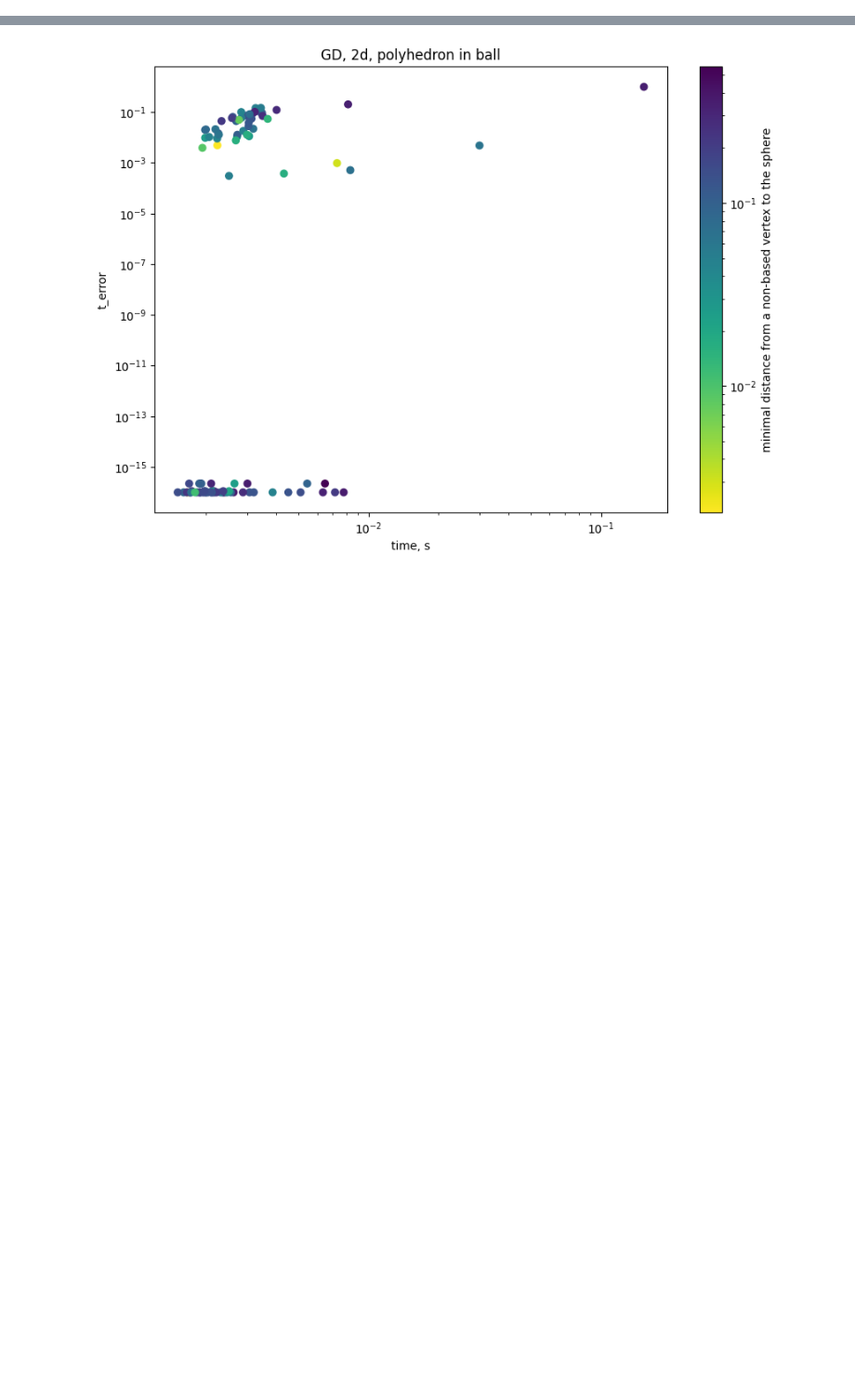
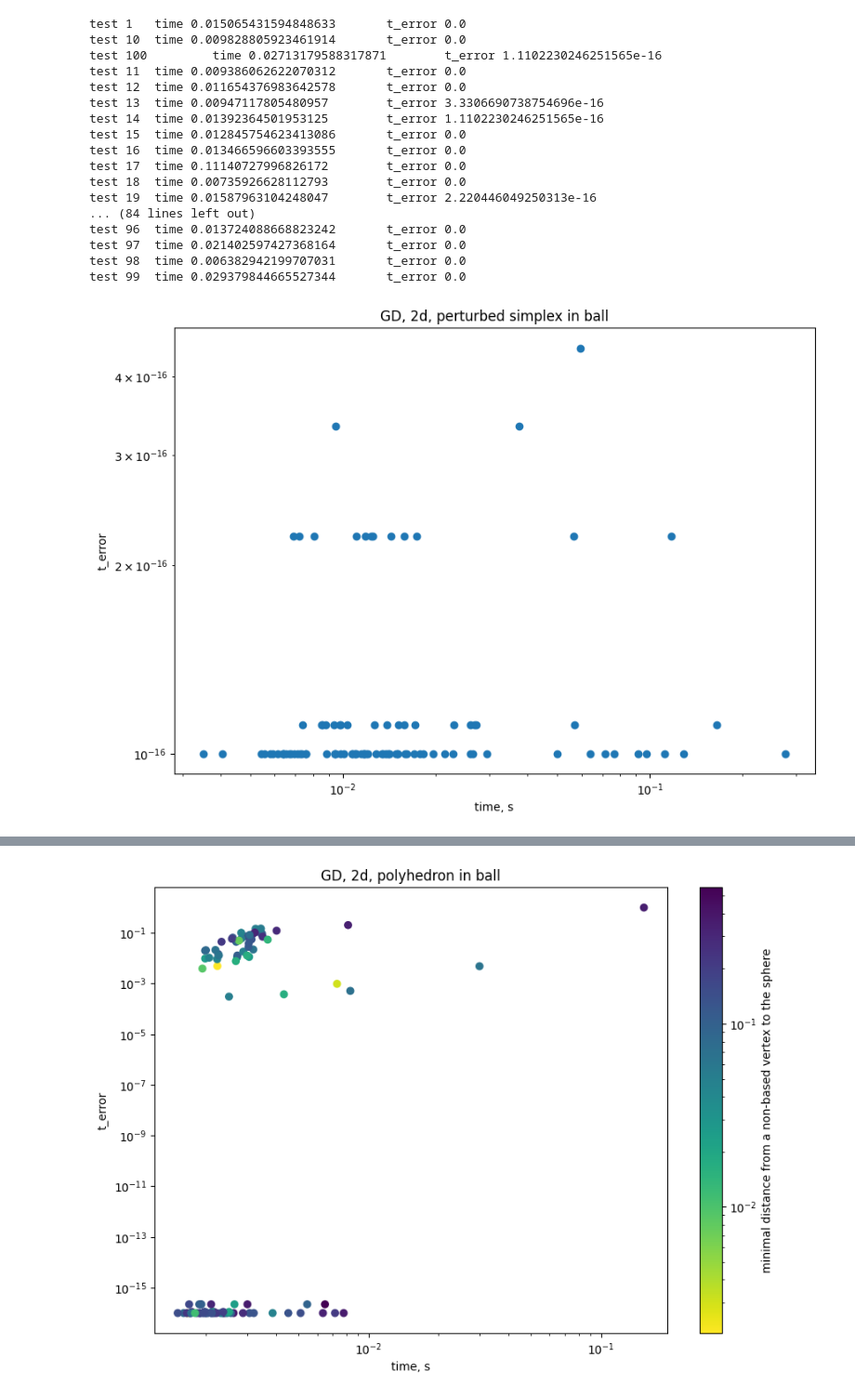
Before and after one commit to Paul566/GraduateThesis, a Jupyter notebook: nb.ipynb, the cells around one changed output, grey strips where cells are left out. Shown at 93% size. Drawn from its saved outputs; the diff is of its cells as text; code cells hidden in the pictures; blank space fills up the shorter version.

Commit message:
Add perturbed simplex in ball tests, make GDSolver restart each time it couldn't find the dim+1 minimums

```diff
--- a/nb.ipynb
+++ b/nb.ipynb
@@ -18,6 +19,6 @@ from utils import read_tests_simplex_plus_ball_in_ball_with_argmaxes, read_tests
 # %%
-support_a, support_b = read_tests_simplex_plus_ball_in_ball_with_argmaxes(f'./tests/20d/simplex-plus-ball-in-ball/58', 20)
-solver_instance = GradientDescentSolver(20, support_a, support_b, learning_rate=1)
+support_a, support_b = read_tests_perturbed_simplex_in_ball_with_argmaxes(f'./tests/2d/perturbed-simplex-in-ball/40', 2)
+solver_instance = GradientDescentSolver(2, support_a, support_b, learning_rate=1)
 solver_instance.solve()
 # %%
 solver_instance.t, solver_instance.restart_counter
@@ -48,12 +49,14 @@ def plot_test_results(times: np.ndarray, t_errors: np.ndarray, title: str, color
     plt.title(title)
     plt.savefig(f'figures/{title.replace(" ", "_").replace(",", "")}')
 # %%
-def get_gd_simplex_in_ball_results(dimension: int, silent=True) -> tp.Tuple[np.ndarray, np.ndarray]:
+def get_times_errors(dimension: int, path_to_tests: str, solver_class, test_reader_function: tp.Callable, silent=True) -> tp.Tuple[np.ndarray, np.ndarray]:
     times = []
     t_errors = []
-    for file in sorted(os.listdir(f'./tests/{dimension}d/simplex-in-ball/')):
-        support_a, support_b = read_tests_simplex_in_ball_with_argmaxes(f'./tests/{dimension}d/simplex-in-ball/{file}', dimension)
-        solver_instance = GradientDescentSolver(dimension, support_a, support_b)
+    for file in sorted(os.listdir(path_to_tests)):
+        problem_params = test_reader_function(path_to_tests + file, dimension)
+        support_a = problem_params[0]
+        support_b = problem_params[1]
+        solver_instance = solver_class(dimension, support_a, support_b)
         start_time = time.time()
         solver_instance.solve()
         end_time = time.time()
@@ -99,0 +69,23 @@ def get_gd_polyhedron_in_ball_results(dimension: int, silent=True) -> tp.Tuple[n
+# %%
+times, errors = get_times_errors(2, './tests/2d/perturbed-simplex-in-ball/', GradientDescentSolver,
+                                 read_tests_perturbed_simplex_in_ball_with_argmaxes, silent=False)
+plot_test_results(times, errors, 'GD, 2d, perturbed simplex in ball', fit=False)
+# %% [output]
+test 1   time 0.015065431594848633       t_error 0.0
+test 10  time 0.009828805923461914       t_error 0.0
+test 100         time 0.02713179588317871        t_error 1.1102230246251565e-16
+test 11  time 0.009386062622070312       t_error 0.0
+test 12  time 0.011654376983642578       t_error 0.0
+test 13  time 0.00947117805480957        t_error 3.3306690738754696e-16
+test 14  time 0.01392364501953125        t_error 1.1102230246251565e-16
+test 15  time 0.012845754623413086       t_error 0.0
+test 16  time 0.013466596603393555       t_error 0.0
+test 17  time 0.11140727996826172        t_error 0.0
+test 18  time 0.00735926628112793        t_error 0.0
+test 19  time 0.01587963104248047        t_error 2.220446049250313e-16
+... (84 lines left out)
+test 96  time 0.013724088668823242       t_error 0.0
+test 97  time 0.021402597427368164       t_error 0.0
+test 98  time 0.006382942199707031       t_error 0.0
+test 99  time 0.029379844665527344       t_error 0.0
+[figure, added]
```
Also changed, not shown: parts of 10 cells of this notebook, 11 other files.
